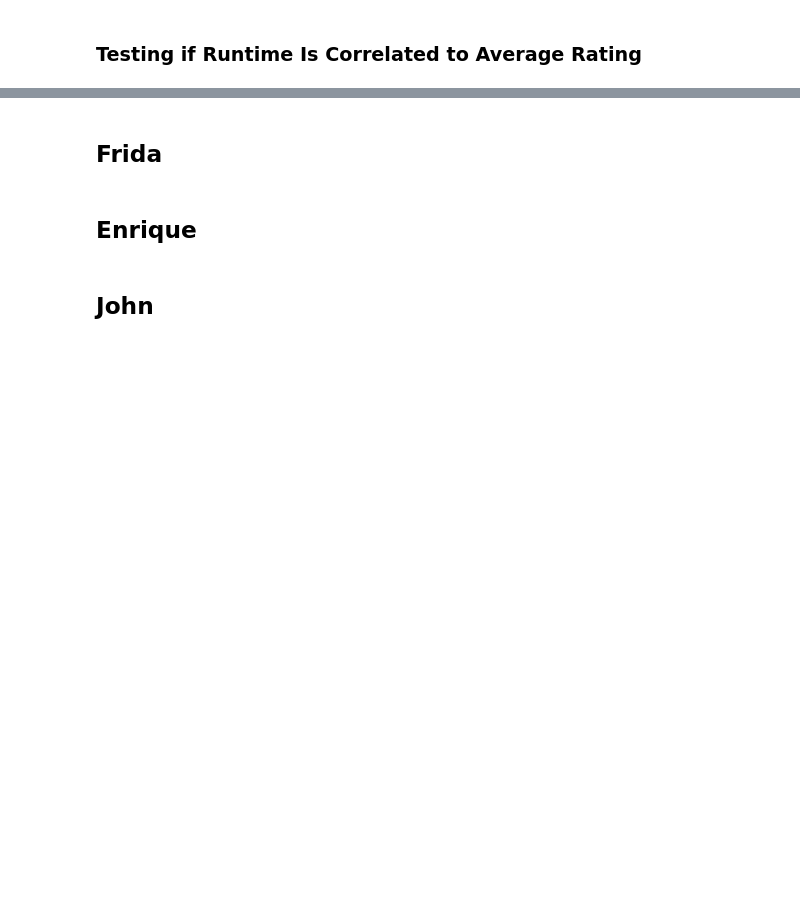
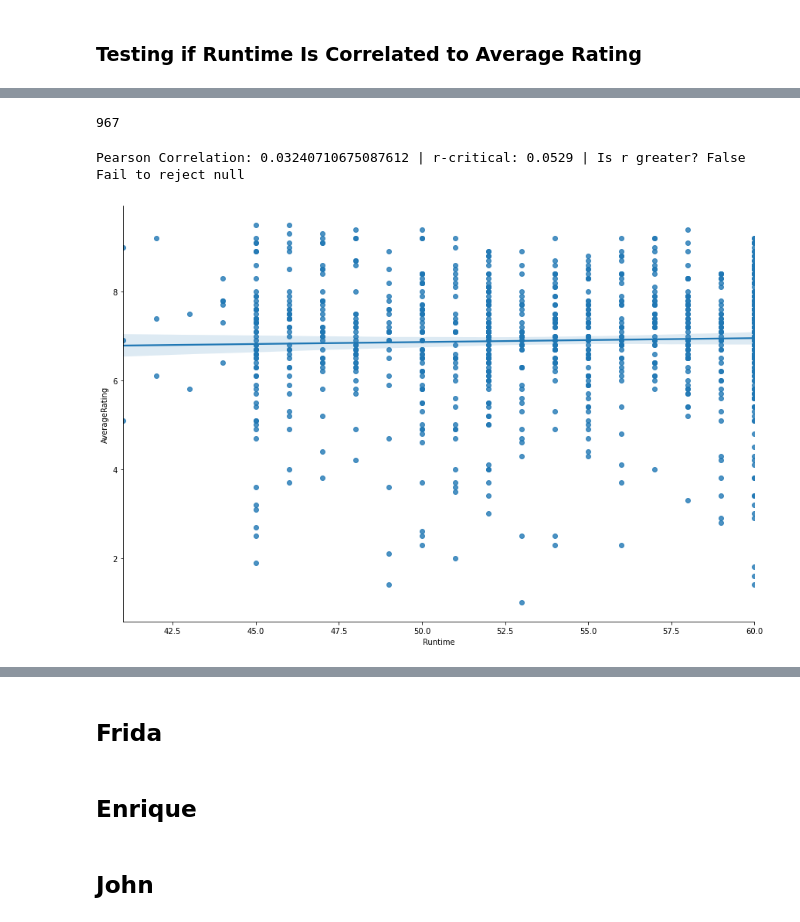
Before and after one commit to mfFrida/Capstone-Project-Semester-1, a Jupyter notebook: student.ipynb, the cells around one changed output, grey strips where cells are left out. Drawn from its saved outputs; the diff is of its cells as text; code cells hidden in the pictures; blank space fills up the shorter version.

```diff
--- a/student.ipynb
+++ b/student.ipynb
@@ -1480,0 +1596,24 @@ Fail to reject null
+# %%
+# runtime bucket 2 - mid-length shorter films (40.0001 minutes to 60 minutes)
+q = """
+SELECT
+    mb.movie_id
+    ,mb.primary_title AS title
+    ,mb.runtime_minutes AS Runtime
+    ,mb.genres
+    ,mr.averagerating AS AverageRating
+    ,mr.numvotes AS Num_Votes
+FROM
+    movie_basics AS mb
+    JOIN movie_ratings AS mr
+        USING(movie_id)
+WHERE
+    CAST(Num_Votes AS int) > 30
+    AND CAST(mb.runtime_minutes as float) BETWEEN 40.0001 AND 60
+    AND mb.runtime_minutes IS NOT NULL
+    AND mb.genres IS NOT NULL
+ORDER BY
+    mb.runtime_minutes DESC
+;"""
+df_4060 = pd.read_sql(q, conn)
+df_4060
@@ -1480,0 +1634,30 @@ Fail to reject null
+# %%
+# r-critical value to test if found r is statistically signifcant
+critical_r = 0.0529
+# Source: https://www.calculators.tech/t-value-calculator
+# (Unable to calculate by hand as I have been unable to find a direct formula to find this - must use either r-critical table or a r-crit calculator like the above source)
+df = df_4060['Runtime'].count() - 2 # getting degrees of freedom to determine r-critical
+df
+# %% [output]
+967
+# %%
+# calculating correlation
+
+x = df_4060['Runtime']
+y = df_4060['AverageRating']
+
+r = x.corr(y) # result is the pearson correlation coefficient
+r
+
+print(f'Pearson Correlation: {r} | r-critical: {critical_r} | Is r greater? {abs(r) >= critical_r}')
+if abs(r) >= critical_r:
+    print("Reject the null")
+elif abs(r) < critical_r:
+    print("Fail to reject null")
+# %% [output]
+Pearson Correlation: 0.03240710675087612 | r-critical: 0.0529 | Is r greater? False
+Fail to reject null
+# %%
+sns.lmplot(x="Runtime", y="AverageRating", data=df_4060, height=8, aspect=1.5);
+# %% [output]
+[figure, added]
```
Also changed, not shown: parts of 68 cells of this notebook.
